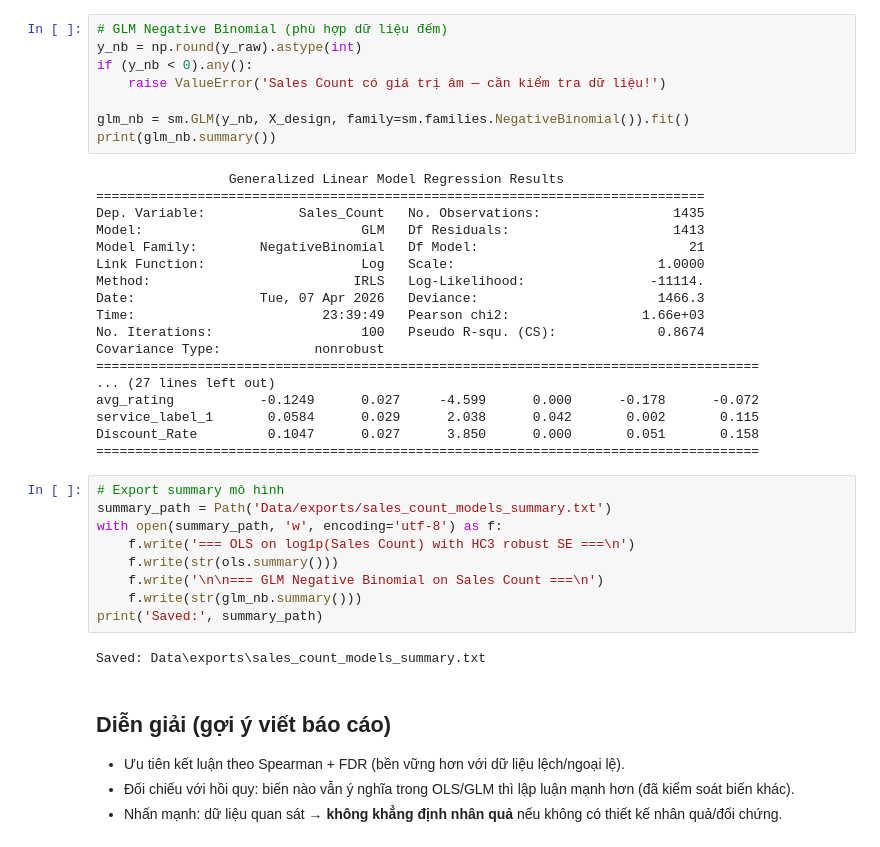
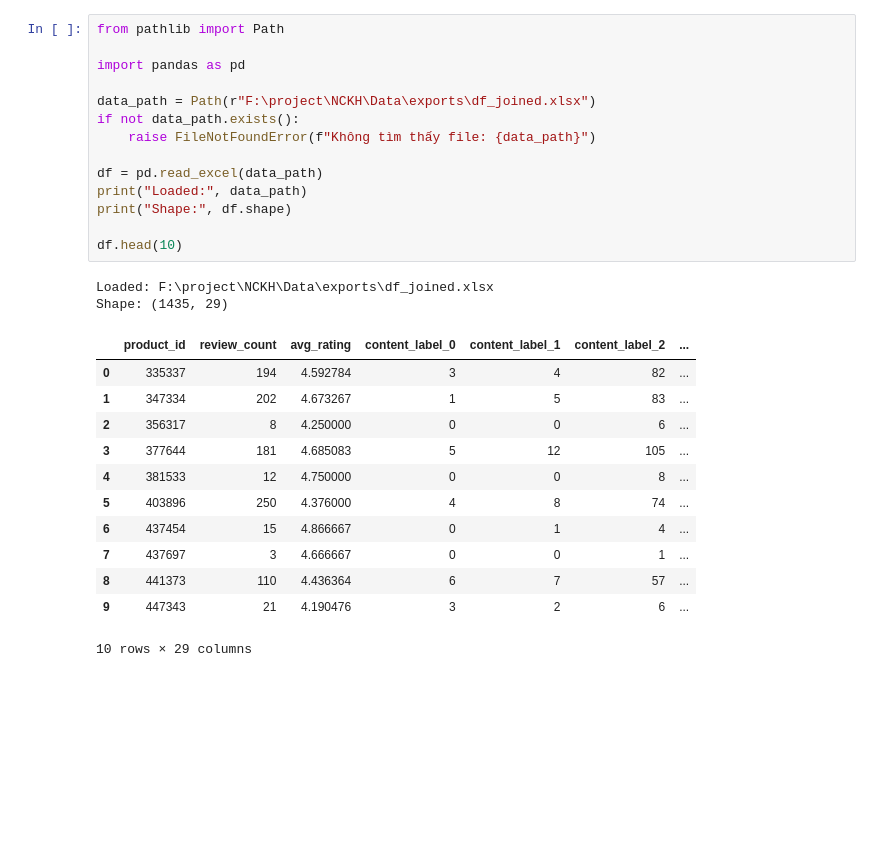
Before and after one commit to nhunggnguyen04/NCKH, a Jupyter notebook: sales_count_correlation.ipynb, the cells around one changed output. Drawn from its saved outputs; the diff is of its cells as text; blank space fills up the shorter version.

```diff
--- a/sales_count_correlation.ipynb
+++ b/sales_count_correlation.ipynb
@@ -291,42 +1,29 @@ Breusch–Pagan: {'LM stat': 92.11157027979108, 'LM p-value': 4.888891550130295e
-# %%
-# GLM Negative Binomial (phù hợp dữ liệu đếm)
-y_nb = np.round(y_raw).astype(int)
-if (y_nb < 0).any():
-    raise ValueError('Sales Count có giá trị âm — cần kiểm tra dữ liệu!')
-
-glm_nb = sm.GLM(y_nb, X_design, family=sm.families.NegativeBinomial()).fit()
-print(glm_nb.summary())
-# %% [output]
-                 Generalized Linear Model Regression Results
-==============================================================================
-Dep. Variable:            Sales_Count   No. Observations:                 1435
-Model:                            GLM   Df Residuals:                     1413
-Model Family:        NegativeBinomial   Df Model:                           21
-Link Function:                    Log   Scale:                          1.0000
-Method:                          IRLS   Log-Likelihood:                -11114.
-Date:                Tue, 07 Apr 2026   Deviance:                       1466.3
-Time:                        23:39:49   Pearson chi2:                 1.66e+03
-No. Iterations:                   100   Pseudo R-squ. (CS):             0.8674
-Covariance Type:            nonrobust
-=====================================================================================
-... (27 lines left out)
-avg_rating           -0.1249      0.027     -4.599      0.000      -0.178      -0.072
-service_label_1       0.0584      0.029      2.038      0.042       0.002       0.115
-Discount_Rate         0.1047      0.027      3.850      0.000       0.051       0.158
-=====================================================================================
-# %%
-# Export summary mô hình
-summary_path = Path('Data/exports/sales_count_models_summary.txt')
-with open(summary_path, 'w', encoding='utf-8') as f:
-    f.write('=== OLS on log1p(Sales Count) with HC3 robust SE ===\n')
-    f.write(str(ols.summary()))
-    f.write('\n\n=== GLM Negative Binomial on Sales Count ===\n')
-    f.write(str(glm_nb.summary()))
-print('Saved:', summary_path)
-# %% [output]
-Saved: Data\exports\sales_count_models_summary.txt
-# %% [markdown]
-## Diễn giải (gợi ý viết báo cáo)
-- Ưu tiên kết luận theo Spearman + FDR (bền vững hơn với dữ liệu lệch/ngoại lệ).
-- Đối chiếu với hồi quy: biến nào vẫn ý nghĩa trong OLS/GLM thì lập luận mạnh hơn (đã kiểm soát biến khác).
-- Nhấn mạnh: dữ liệu quan sát → **không khẳng định nhân quả** nếu không có thiết kế nhân quả/đối chứng.
+# %%
+from pathlib import Path
+
+import pandas as pd
+
+data_path = Path(r"F:\project\NCKH\Data\exports\df_joined.xlsx")
+if not data_path.exists():
+    raise FileNotFoundError(f"Không tìm thấy file: {data_path}")
+
+df = pd.read_excel(data_path)
+print("Loaded:", data_path)
+print("Shape:", df.shape)
+
+df.head(10)
+# %% [output]
+Loaded: F:\project\NCKH\Data\exports\df_joined.xlsx
+Shape: (1435, 29)
+|  | product_id | review_count | avg_rating | content_label_0 | content_label_1 | content_label_2 | ... |
+| 0 | 335337 | 194 | 4.592784 | 3 | 4 | 82 | ... |
+| 1 | 347334 | 202 | 4.673267 | 1 | 5 | 83 | ... |
+| 2 | 356317 | 8 | 4.250000 | 0 | 0 | 6 | ... |
+| 3 | 377644 | 181 | 4.685083 | 5 | 12 | 105 | ... |
+| 4 | 381533 | 12 | 4.750000 | 0 | 0 | 8 | ... |
+| 5 | 403896 | 250 | 4.376000 | 4 | 8 | 74 | ... |
+| 6 | 437454 | 15 | 4.866667 | 0 | 1 | 4 | ... |
+| 7 | 437697 | 3 | 4.666667 | 0 | 0 | 1 | ... |
+| 8 | 441373 | 110 | 4.436364 | 6 | 7 | 57 | ... |
+| 9 | 447343 | 21 | 4.190476 | 3 | 2 | 6 | ... |
+10 rows × 29 columns
```
Also changed, not shown: parts of 40 cells of this notebook.
